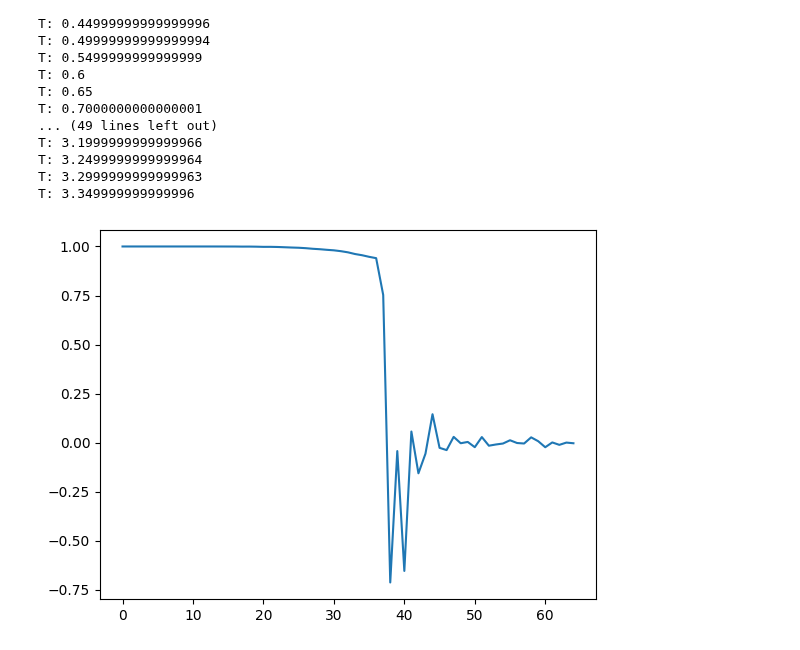
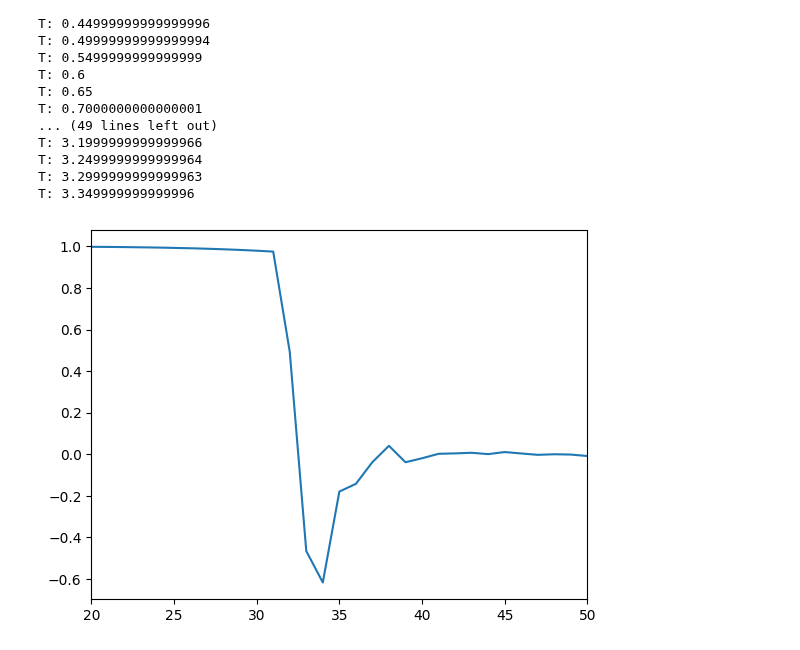
Before and after one commit to noahchanoah/thesis, a Jupyter notebook: IsingSci.ipynb, the cells around one changed output. Cells and saved outputs as stored; diff of their text form; code cells hidden in the pictures.

Commit message:
Add new  Metropolis implementation

```diff
--- a/IsingSci.ipynb
+++ b/IsingSci.ipynb
@@ -232,7 +232,7 @@ T = 0.1
 mPlot = []
 
 for i in np.arange(0,65):
-    mOut = MetropolisALL(lat, T, 10000)
+    mOut = MetropolisALL(lat, T, 1000000)
     mPlot = np.append(mPlot, mOut)
     T += 0.05
     print("T: %s" % T)
@@ -257,10 +257,10 @@ T: 3.349999999999996
 # %%
 
 plt.plot(np.arange(0,mPlot.size), mPlot)
-#plt.xlim(30,50)
+plt.xlim(20,50)
 plt.show()
-#plt.savefig("MfuncofStepNEW.png", dpi=300, format="png")
+#plt.savefig("MfuncofStep134min.png", dpi=300, format="png")
 # %% [output]
-[figure, old version]
+[figure, new version]
 # %%
 
```
Also changed, not shown: parts of 1 cell of this notebook.
